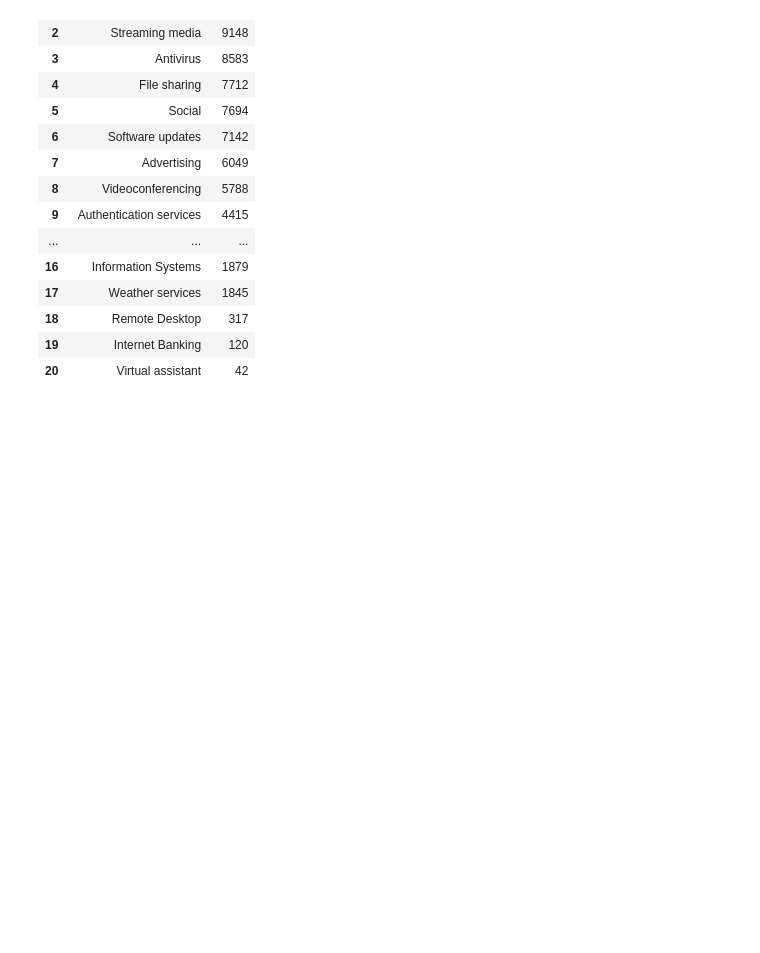
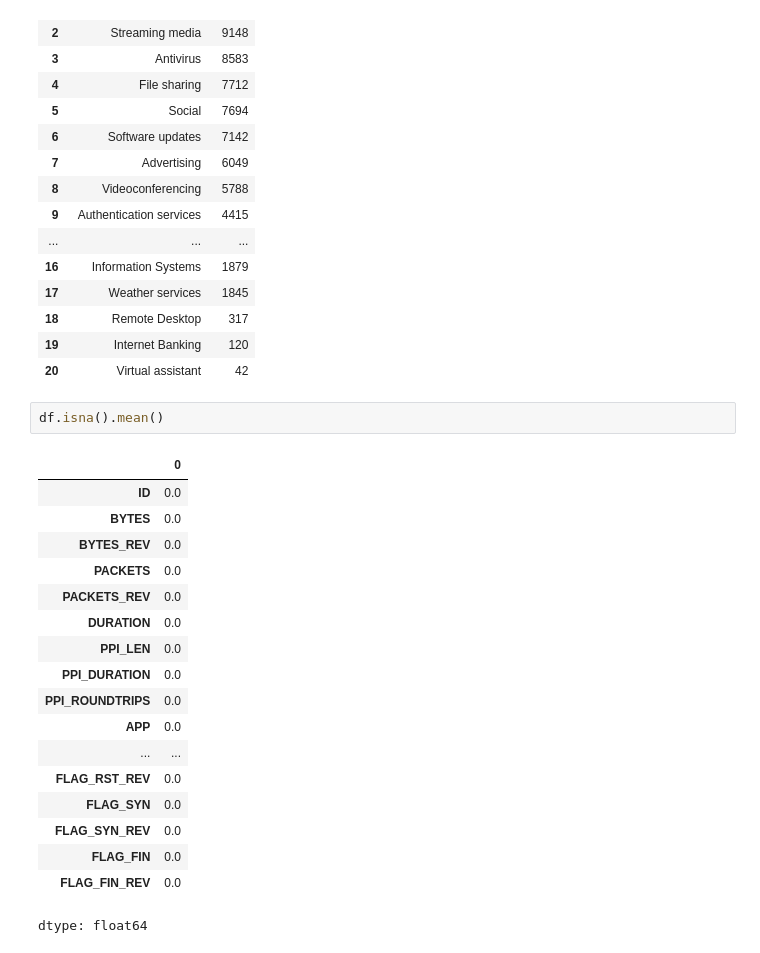
Before and after one commit to MinyaevAndrey/cesnet-tcexamples, a Jupyter notebook: notebooks/example_evaluation.ipynb, the cells around one changed output. Cells and saved outputs as stored; diff of their text form; blank space fills up the shorter version.

```diff
--- a/notebooks/example_evaluation.ipynb
+++ b/notebooks/example_evaluation.ipynb
@@ -1213,3 +1213,24 @@ df.CATEGORY.value_counts().reset_index()
 | 18 | Remote Desktop | 317 |
 | 19 | Internet Banking | 120 |
 | 20 | Virtual assistant | 42 |
+# %%
+df.isna().mean()
+# %% [output]
+|  | 0 |
+| ID | 0.0 |
+| BYTES | 0.0 |
+| BYTES_REV | 0.0 |
+| PACKETS | 0.0 |
+| PACKETS_REV | 0.0 |
+| DURATION | 0.0 |
+| PPI_LEN | 0.0 |
+| PPI_DURATION | 0.0 |
+| PPI_ROUNDTRIPS | 0.0 |
+| APP | 0.0 |
+| ... | ... |
+| FLAG_RST_REV | 0.0 |
+| FLAG_SYN | 0.0 |
+| FLAG_SYN_REV | 0.0 |
+| FLAG_FIN | 0.0 |
+| FLAG_FIN_REV | 0.0 |
+dtype: float64
```
Also changed, not shown: parts of 7 cells of this notebook.
